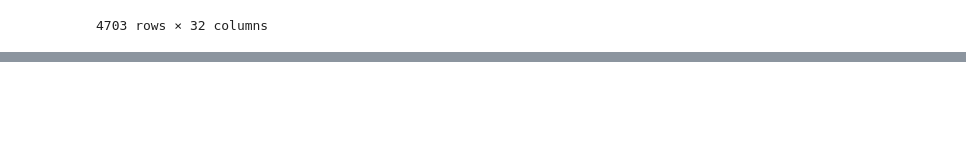
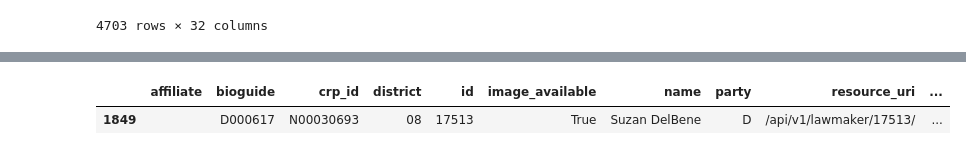
Before and after one commit to shoshievass/LobbyNetworks, a Jupyter notebook: readData.ipynb, the cells around one changed output, grey strips where cells are left out. Drawn from its saved outputs; the diff is of its cells as text; code cells hidden in the pictures; blank space fills up the shorter version.

```diff
--- a/readData.ipynb
+++ b/readData.ipynb
@@ -225,0 +346,5 @@ pd.merge(dfCandidates, dfLawmaker, right_on ='crp_id', left_on ='cid', how='oute
+# %%
+dfLawmaker.ix[[95<fuzz.partial_ratio("DelBene", dfLawmaker.ix[i]['name']) for i in range(int(len(dfLawmaker)))]]
+# %% [output]
+|  | affiliate | bioguide | crp_id | district | id | image_available | name | party | resource_uri | ... |
+| 1849 |  | D000617 | N00030693 | 08 | 17513 | True | Suzan DelBene | D | /api/v1/lawmaker/17513/ | ... |
```
Also changed, not shown: parts of 13 cells of this notebook.
